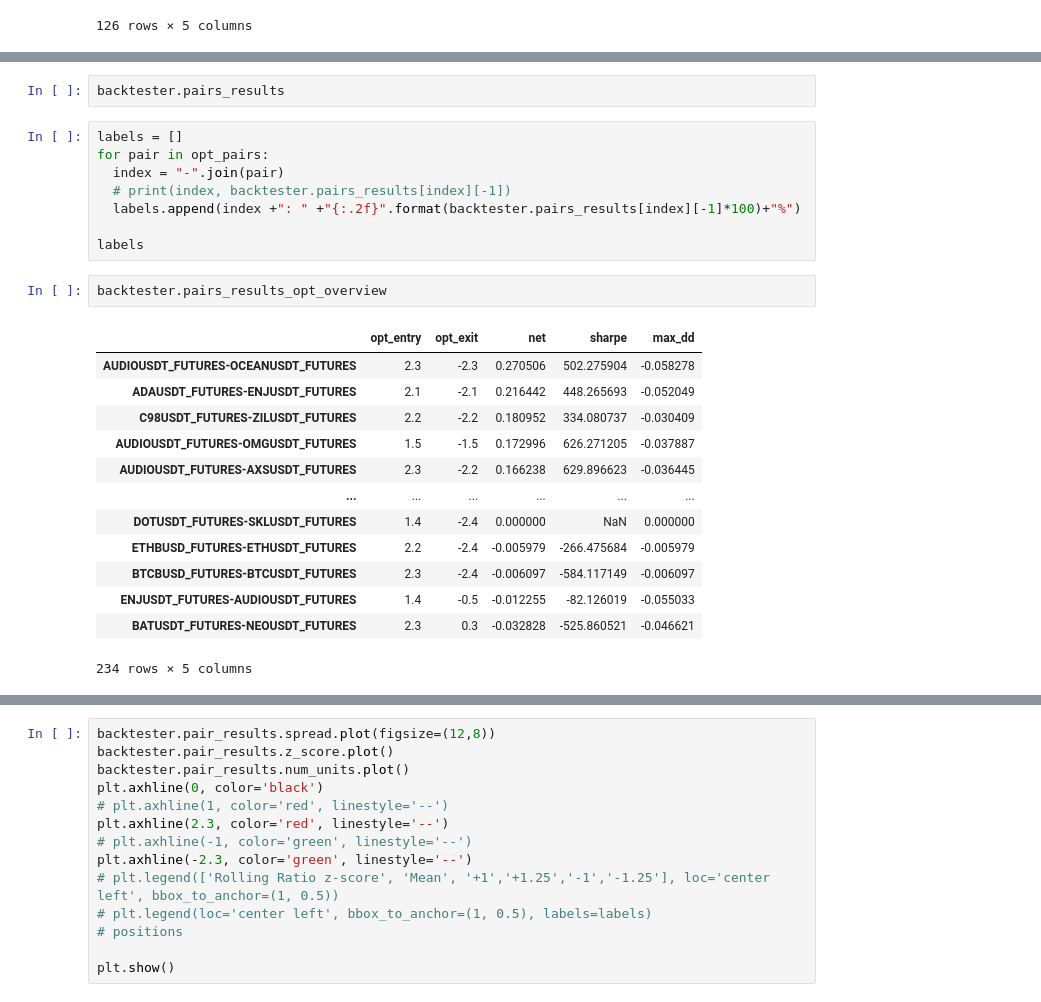
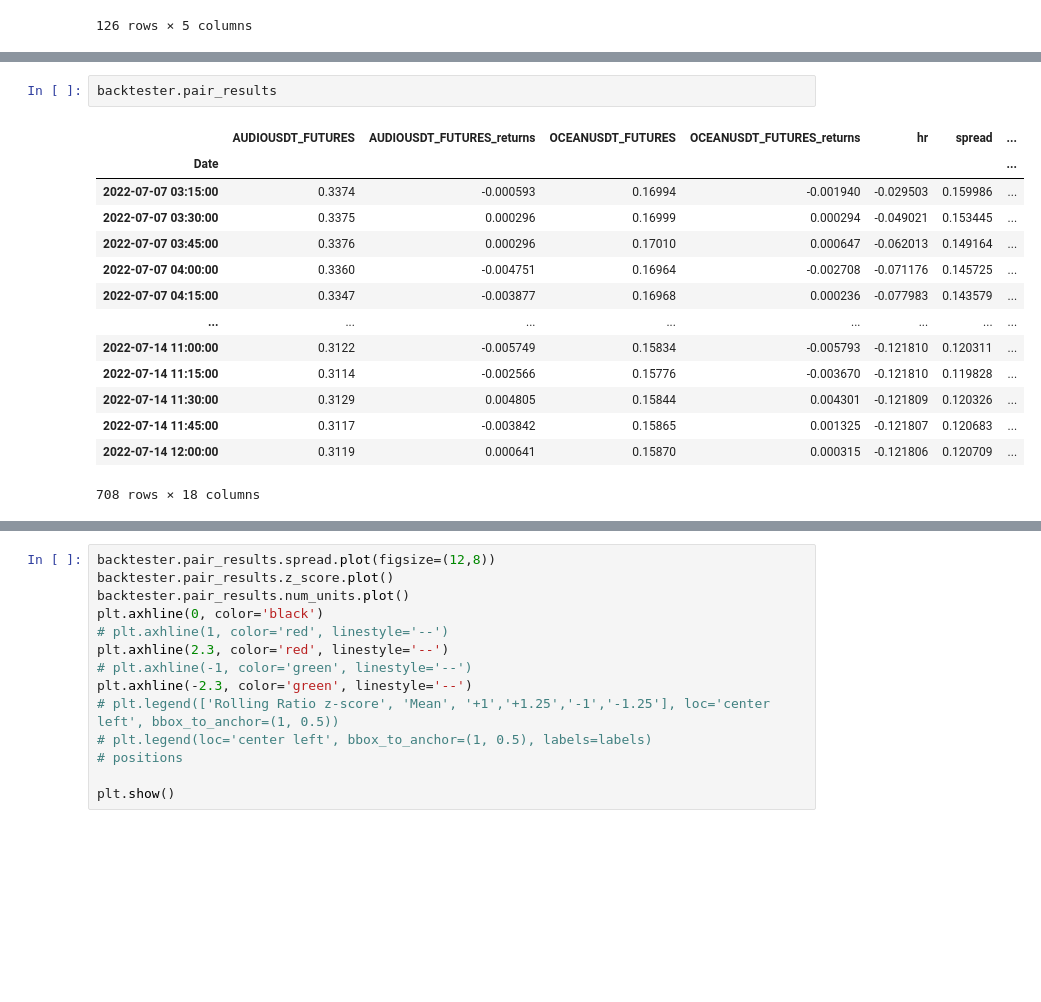
Before and after one commit to mscbr/algo_pairs, a Jupyter notebook: class_modules.ipynb, the cells around one changed output, grey strips where cells are left out. Cells and saved outputs as stored; diff of their text form; blank space fills up the shorter version.

```diff
--- a/class_modules.ipynb
+++ b/class_modules.ipynb
@@ -867,26 +968,17 @@ MKRUSDT_FUTURES-DOTBUSD_FUTURES 1.8 -1.9
 # %%
-backtester.pairs_results
+backtester.pair_results
+# %% [output]
+|  | AUDIOUSDT_FUTURES | AUDIOUSDT_FUTURES_returns | OCEANUSDT_FUTURES | OCEANUSDT_FUTURES_returns | hr | spread | ... |
+| Date |  |  |  |  |  |  | ... |
+| 2022-07-07 03:15:00 | 0.3374 | -0.000593 | 0.16994 | -0.001940 | -0.029503 | 0.159986 | ... |
+| 2022-07-07 03:30:00 | 0.3375 | 0.000296 | 0.16999 | 0.000294 | -0.049021 | 0.153445 | ... |
+| 2022-07-07 03:45:00 | 0.3376 | 0.000296 | 0.17010 | 0.000647 | -0.062013 | 0.149164 | ... |
+| 2022-07-07 04:00:00 | 0.3360 | -0.004751 | 0.16964 | -0.002708 | -0.071176 | 0.145725 | ... |
+| 2022-07-07 04:15:00 | 0.3347 | -0.003877 | 0.16968 | 0.000236 | -0.077983 | 0.143579 | ... |
+| ... | ... | ... | ... | ... | ... | ... | ... |
+| 2022-07-14 11:00:00 | 0.3122 | -0.005749 | 0.15834 | -0.005793 | -0.121810 | 0.120311 | ... |
+| 2022-07-14 11:15:00 | 0.3114 | -0.002566 | 0.15776 | -0.003670 | -0.121810 | 0.119828 | ... |
+| 2022-07-14 11:30:00 | 0.3129 | 0.004805 | 0.15844 | 0.004301 | -0.121809 | 0.120326 | ... |
+| 2022-07-14 11:45:00 | 0.3117 | -0.003842 | 0.15865 | 0.001325 | -0.121807 | 0.120683 | ... |
+| 2022-07-14 12:00:00 | 0.3119 | 0.000641 | 0.15870 | 0.000315 | -0.121806 | 0.120709 | ... |
+708 rows × 18 columns
-# %%
-labels = []
-for pair in opt_pairs:
-  index = "-".join(pair)
-  # print(index, backtester.pairs_results[index][-1])
-  labels.append(index +": " +"{:.2f}".format(backtester.pairs_results[index][-1]*100)+"%")
-
-labels
-# %%
-backtester.pairs_results_opt_overview
-# %% [output]
-|  | opt_entry | opt_exit | net | sharpe | max_dd |
-| AUDIOUSDT_FUTURES-OCEANUSDT_FUTURES | 2.3 | -2.3 | 0.270506 | 502.275904 | -0.058278 |
-| ADAUSDT_FUTURES-ENJUSDT_FUTURES | 2.1 | -2.1 | 0.216442 | 448.265693 | -0.052049 |
-| C98USDT_FUTURES-ZILUSDT_FUTURES | 2.2 | -2.2 | 0.180952 | 334.080737 | -0.030409 |
-| AUDIOUSDT_FUTURES-OMGUSDT_FUTURES | 1.5 | -1.5 | 0.172996 | 626.271205 | -0.037887 |
-| AUDIOUSDT_FUTURES-AXSUSDT_FUTURES | 2.3 | -2.2 | 0.166238 | 629.896623 | -0.036445 |
-| ... | ... | ... | ... | ... | ... |
-| DOTUSDT_FUTURES-SKLUSDT_FUTURES | 1.4 | -2.4 | 0.000000 | NaN | 0.000000 |
-| ETHBUSD_FUTURES-ETHUSDT_FUTURES | 2.2 | -2.4 | -0.005979 | -266.475684 | -0.005979 |
-| BTCBUSD_FUTURES-BTCUSDT_FUTURES | 2.3 | -2.4 | -0.006097 | -584.117149 | -0.006097 |
-| ENJUSDT_FUTURES-AUDIOUSDT_FUTURES | 1.4 | -0.5 | -0.012255 | -82.126019 | -0.055033 |
-| BATUSDT_FUTURES-NEOUSDT_FUTURES | 2.3 | 0.3 | -0.032828 | -525.860521 | -0.046621 |
-234 rows × 5 columns
```
Also changed, not shown: parts of 14 cells of this notebook.
